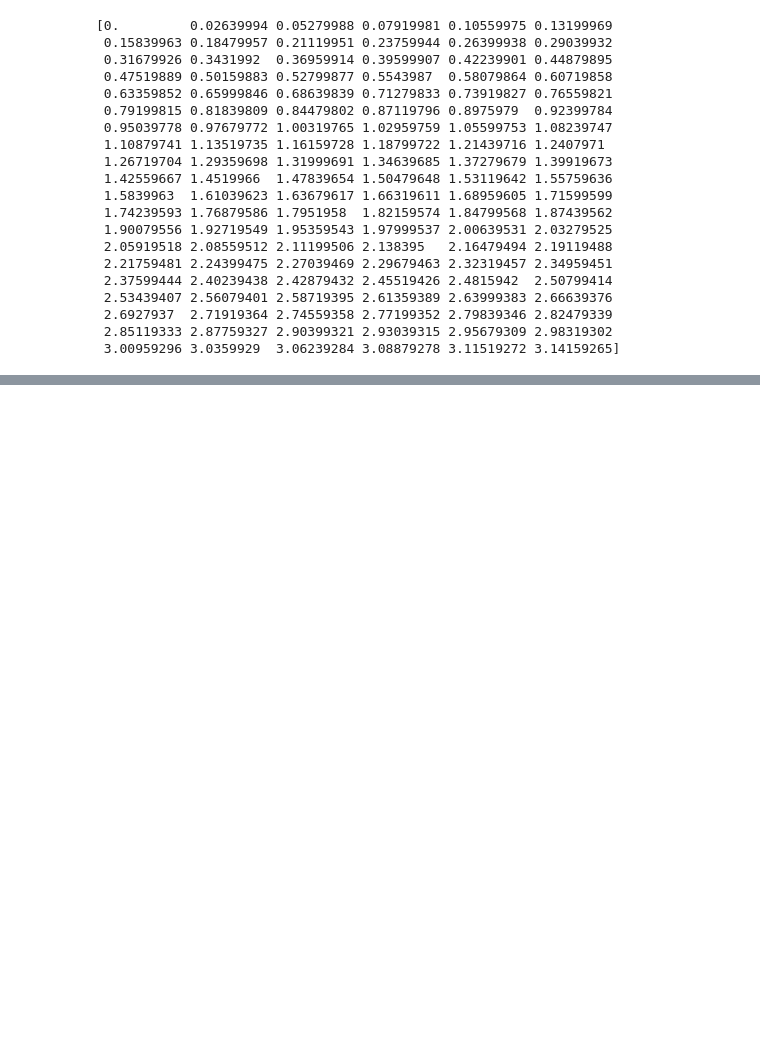
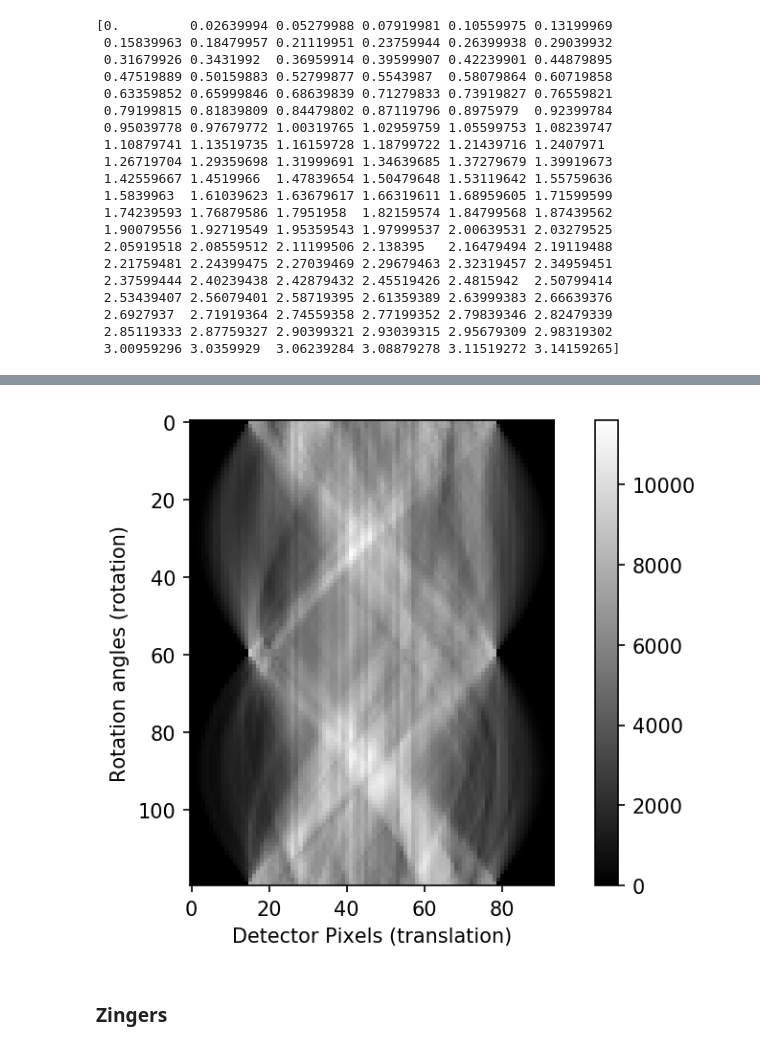
Before and after one commit to tomopy/tomopy-short-course, a Jupyter notebook: notebooks/tomopy-simulate.ipynb, the cells around one changed output, grey strips where cells are left out. Cells and saved outputs as stored; diff of their text form; code cells hidden in the pictures; blank space fills up the shorter version.

```diff
--- a/notebooks/tomopy-simulate.ipynb
+++ b/notebooks/tomopy-simulate.ipynb
@@ -69,0 +89,42 @@ Text(0, 0.5, 'Rotation angles (rotation)')
+# %%
+def add_rings(tomo, std=0.05):
+    """Add rings.
+
+    Rings are caused by inconsistent pixel sensitivity across the detector.
+
+    The sensitivity of the pixels is modeled as normally distributed with an
+    average sensitivity of 1 and a standard deviation given.
+
+
+    Parameters
+    ----------
+    tomo : ndarray
+        3D tomographic data.
+    std : float
+        The standard deviation of the pixel sensitivity
+
+    Returns
+    -------
+    ndarray
+        Tomographic data with zingers added.
+    """
+    new_tomo = np.copy(tomo)
+    sensitivity = np.random.normal(
+        loc=1, scale=std,
+        size=(1, new_tomo.shape[1], new_tomo.shape[2])
+    )
+    new_tomo = new_tomo * sensitivity
+    return new_tomo
+# %%
+prj_rings = add_rings(prj)
+# %%
+plt.figure(tight_layout=True, dpi=150)
+plt.imshow(prj_rings[:, 0, :], cmap='gray', interpolation='none')
+plt.xlabel('Detector Pixels (translation)')
+plt.ylabel('Rotation angles (rotation)')
+plt.colorbar()
+plt.show()
+# %% [output]
+[figure, added]
+# %% [markdown]
+### Zingers
```
Also changed, not shown: parts of 17 cells of this notebook.
